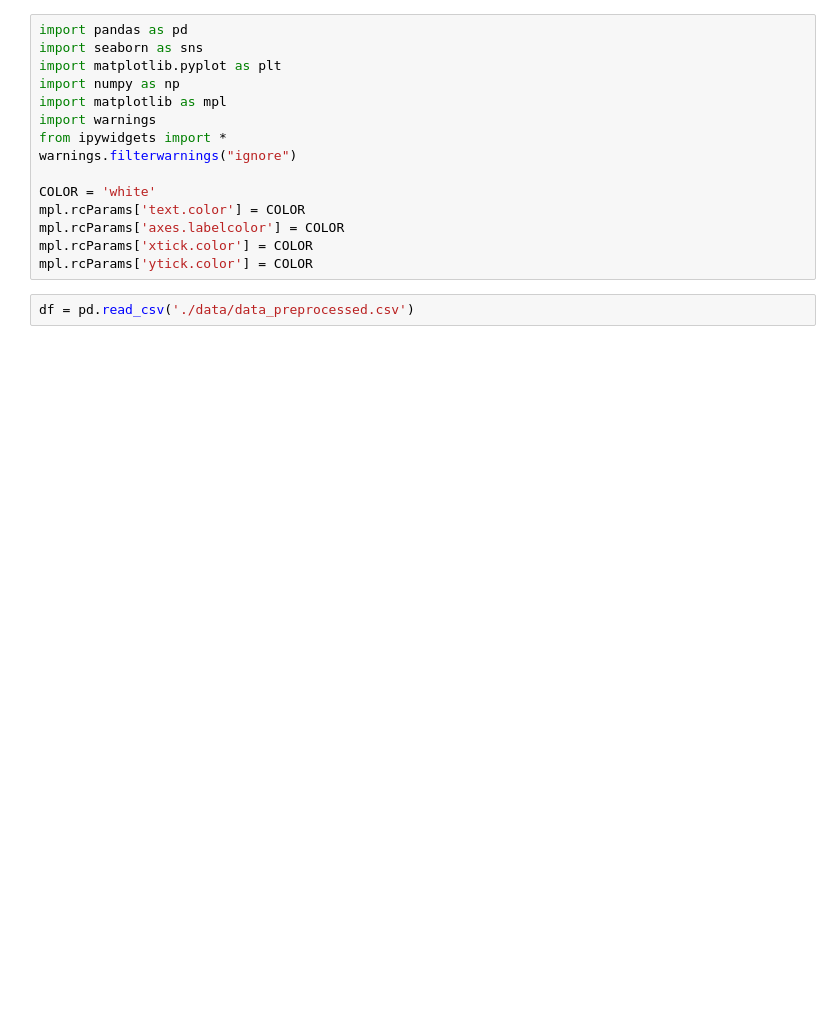
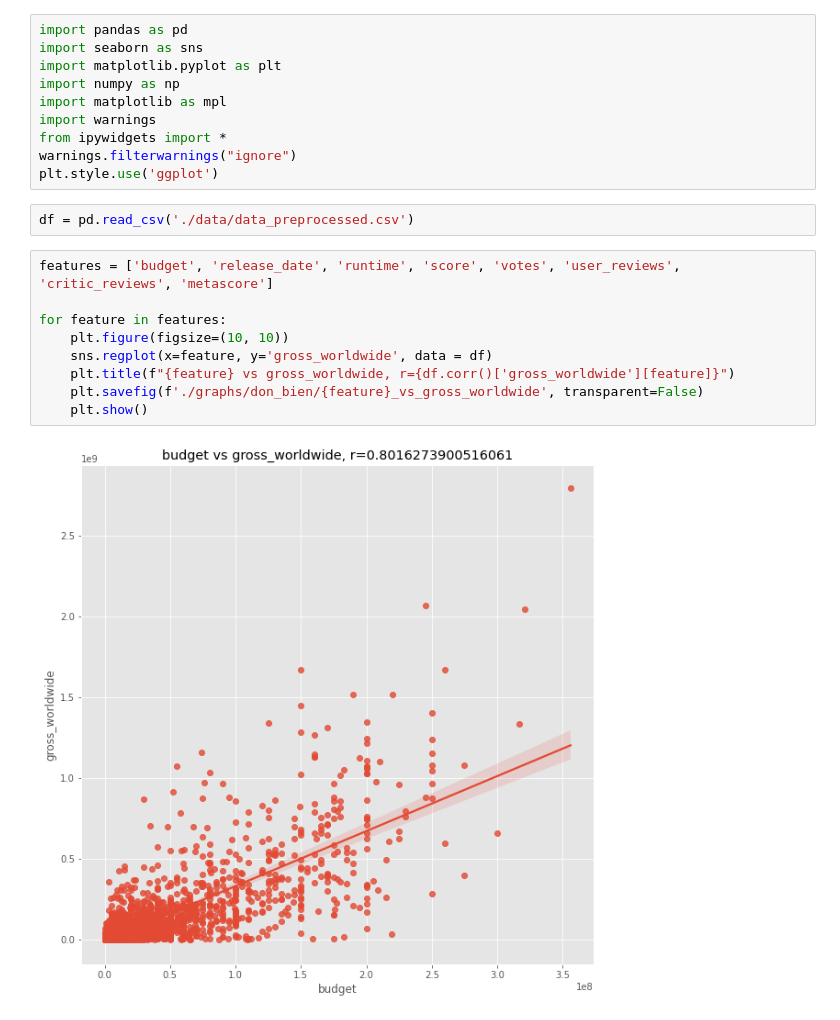
Before and after one commit to icyj1003/imdb-movies-gross, a Jupyter notebook: Untitled.ipynb, the cells around one changed output. Cells and saved outputs as stored; diff of their text form; blank space fills up the shorter version.

```diff
--- a/Untitled.ipynb
+++ b/Untitled.ipynb
@@ -7,11 +7,17 @@ import matplotlib as mpl
 import warnings
 from ipywidgets import *
 warnings.filterwarnings("ignore")
-
-COLOR = 'white'
-mpl.rcParams['text.color'] = COLOR
-mpl.rcParams['axes.labelcolor'] = COLOR
-mpl.rcParams['xtick.color'] = COLOR
-mpl.rcParams['ytick.color'] = COLOR
+plt.style.use('ggplot')
-# %%
-df = pd.read_csv('./data/data_preprocessed.csv')
+# %%
+df = pd.read_csv('./data/data_preprocessed.csv')
+# %%
+features = ['budget', 'release_date', 'runtime', 'score', 'votes', 'user_reviews', 'critic_reviews', 'metascore']
+
+for feature in features:
+    plt.figure(figsize=(10, 10))
+    sns.regplot(x=feature, y='gross_worldwide', data = df)
+    plt.title(f"{feature} vs gross_worldwide, r={df.corr()['gross_worldwide'][feature]}")
+    plt.savefig(f'./graphs/don_bien/{feature}_vs_gross_worldwide', transparent=False)
+    plt.show()
+# %% [output]
+[figure, added]
```
Also changed, not shown: parts of 8 cells of this notebook, 11 other files.
